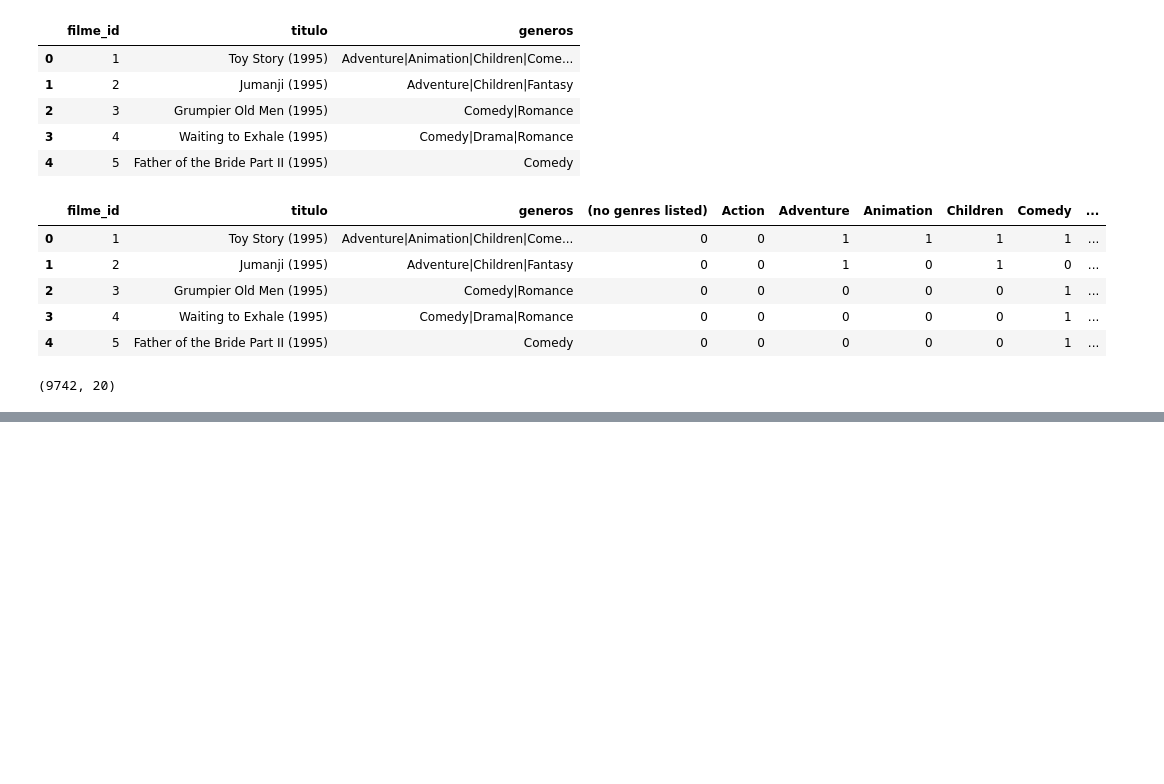
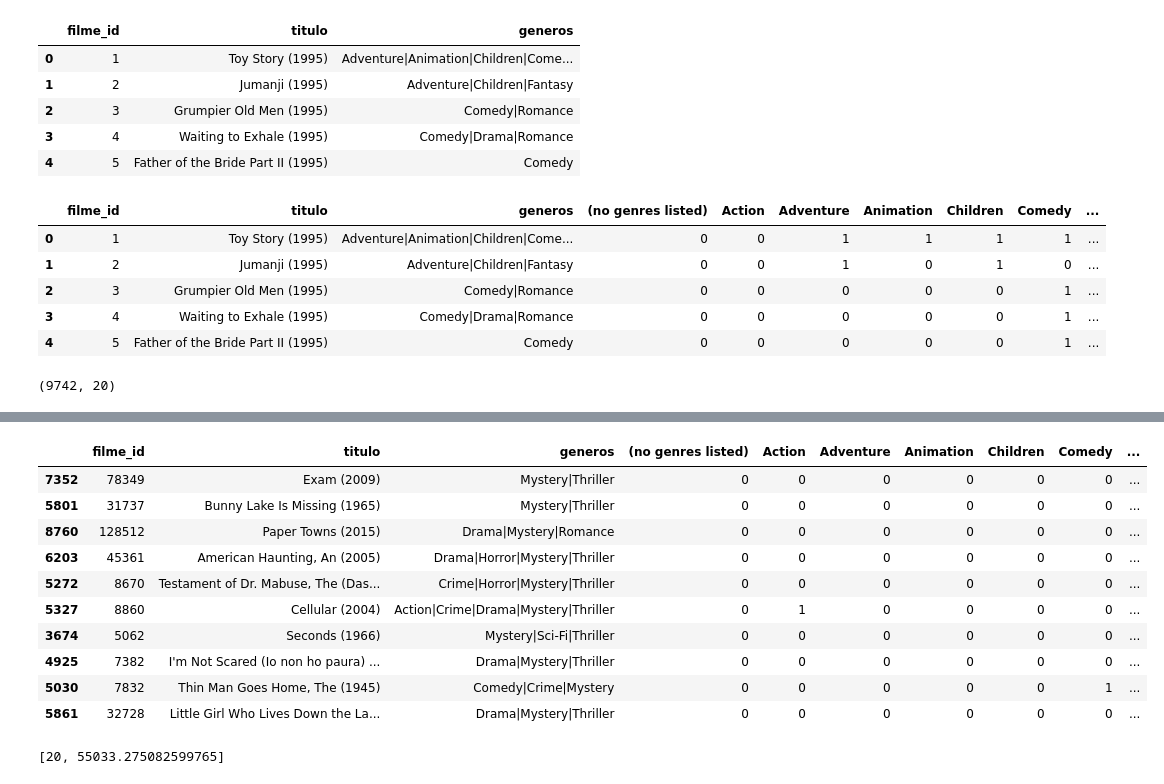
Before and after one commit to manuela-blanco/machine_learning-alura, a Jupyter notebook: filmes.ipynb, the cells around one changed output, grey strips where cells are left out. Drawn from its saved outputs; the diff is of its cells as text; code cells hidden in the pictures; blank space fills up the shorter version.

```diff
--- a/filmes.ipynb
+++ b/filmes.ipynb
@@ -191,0 +167,10 @@ sns.scatterplot(x=visualizacao[:, 0],
+# %%
+modelo = KMeans(n_clusters = 20)
+modelo.fit(generos_escalados)
+
+grupos = pd.DataFrame(modelo.cluster_centers_,
+                      columns=generos.columns)
+grupos.transpose().plot.bar(subplots=True,
+                figsize=(30,50),
+                sharex=False,
+                rot=0)
@@ -191,0 +196,16 @@ sns.scatterplot(x=visualizacao[:, 0],
+# %%
+grupo = 2
+filtro = modelo.labels_ == grupo
+dados_dos_filmes[filtro].sample(10)
+# %% [output]
+|  | filme_id | titulo | generos | (no genres listed) | Action | Adventure | Animation | Children | Comedy | ... |
+| 7352 | 78349 | Exam (2009) | Mystery|Thriller | 0 | 0 | 0 | 0 | 0 | 0 | ... |
+| 5801 | 31737 | Bunny Lake Is Missing (1965) | Mystery|Thriller | 0 | 0 | 0 | 0 | 0 | 0 | ... |
+| 8760 | 128512 | Paper Towns (2015) | Drama|Mystery|Romance | 0 | 0 | 0 | 0 | 0 | 0 | ... |
+| 6203 | 45361 | American Haunting, An (2005) | Drama|Horror|Mystery|Thriller | 0 | 0 | 0 | 0 | 0 | 0 | ... |
+| 5272 | 8670 | Testament of Dr. Mabuse, The (Das... | Crime|Horror|Mystery|Thriller | 0 | 0 | 0 | 0 | 0 | 0 | ... |
+| 5327 | 8860 | Cellular (2004) | Action|Crime|Drama|Mystery|Thriller | 0 | 1 | 0 | 0 | 0 | 0 | ... |
+| 3674 | 5062 | Seconds (1966) | Mystery|Sci-Fi|Thriller | 0 | 0 | 0 | 0 | 0 | 0 | ... |
+| 4925 | 7382 | I'm Not Scared (Io non ho paura) ... | Drama|Mystery|Thriller | 0 | 0 | 0 | 0 | 0 | 0 | ... |
+| 5030 | 7832 | Thin Man Goes Home, The (1945) | Comedy|Crime|Mystery | 0 | 0 | 0 | 0 | 0 | 1 | ... |
+| 5861 | 32728 | Little Girl Who Lives Down the La... | Drama|Mystery|Thriller | 0 | 0 | 0 | 0 | 0 | 0 | ... |
@@ -191,0 +217,4 @@ sns.scatterplot(x=visualizacao[:, 0],
+# %%
+kmeans(20, generos_escalados)
+# %% [output]
+[20, 55033.275082599765]
```
Also changed, not shown: parts of 14 cells of this notebook.
